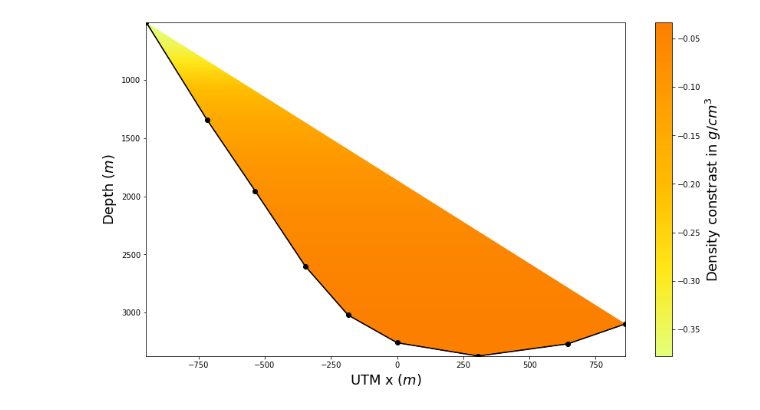
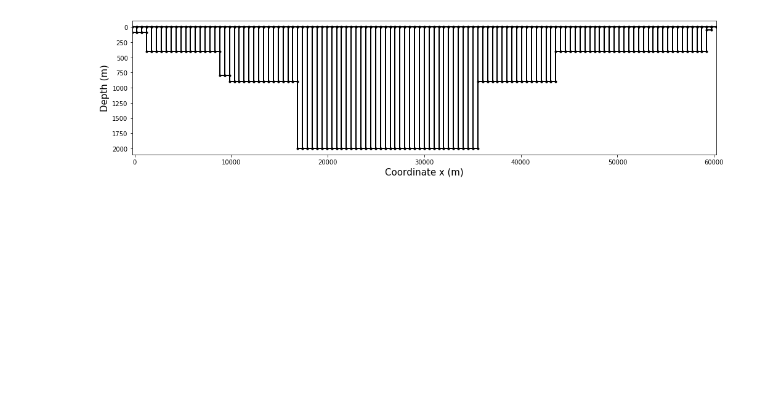
Before and after one commit to brunolf96/IC-UFF, a Jupyter notebook: modelagem_bacia.ipynb, the cells around one changed output. Saved outputs shown, nothing was run; the diff lists cells and outputs as text; code cells hidden in the pictures; blank space fills up the shorter version.

```diff
--- a/modelagem_bacia.ipynb
+++ b/modelagem_bacia.ipynb
@@ -53,15 +110,0 @@ densidade no topo da bacia em g/cm³= 1.7799999999999998
-# %%
-nv = np.size(xv)
-#print nv
-nper = np.size(xobs)
-#print nper
-# calculo da anomalia grav atraves de rao1994:
-xd = np.zeros( (nv,) )
-zd = np.zeros( (nv,) )
-grav = np.zeros( (nper,) )
-for i in range(nper):
-    for j in range(nv):
-        xd[j] = ( xv[j] - xobs[i])/1000.0
-        zd[j] = (zv[j]- zmin)/1000.0
-    # chamando a funcao do rao 1994:
-    grav[i] = grav2D_anom(xd,zd,delta_rho,beta)
@@ -120,35 +110,0 @@ z[n:n+1] = np.min(zv)
-# %%
-# and the modeled basin:
-fig = plt.figure(figsize=(14,8))
-path = Path(np.array([x,z]).T)
-patch = PathPatch(path, facecolor='none')
-
-#######################################################
-plt.gca().add_patch(patch)
-plt.plot(xv,zv,'k-o')
-
-# plot the last and the first corner to close up the polygon:
-fs = 18 # font size for the label
-plt.gca().invert_yaxis()
-plt.xlabel(r'UTM x $(m)$',fontsize=fs)
-plt.ylabel(r'Depth $(m)$',fontsize=fs)
-plt.xlim([np.min(xv), np.max(xv)])
-
-##################################################################
-# plot the density variation together with the basin:
-##################################################################
-
-im = plt.imshow(rhoz.reshape(np.size(zv),1),  cmap=plt.cm.Wistia,interpolation="bicubic",
-                origin='lower',extent=[min(x), max(x), min(z), max(z)],aspect="auto", clip_path=patch, clip_on=True)
-#im.set_clip_path(patch)
-
-# OBS:::::: para reverter a escala de cores, basta um simples "_r" ! sucesso de vida!!!!
-plt.gca().invert_yaxis()
-cbar = plt.colorbar()
-cbar.ax.set_ylabel(r'Density constrast in $g/cm^3$', fontsize=fs)
-
-# Mat, verificar!!!!!!
-#plt.savefig(caminho +".png", dpi=300, transparent=True, bbox_inches='tight')
-plt.show()
-# %% [output]
-[figure, removed]
@@ -154,0 +157,5 @@ plt.show()
+# %%
+# Modelagem da bacia
+x_prism, x_coord, z_coord = modeling.multi_prism(n_prism, xmin, xmax, zmin_sed, zmax_sed, index='all')
+# %% [output]
+[figure, added]
```
Also changed, not shown: parts of 29 cells of this notebook.
